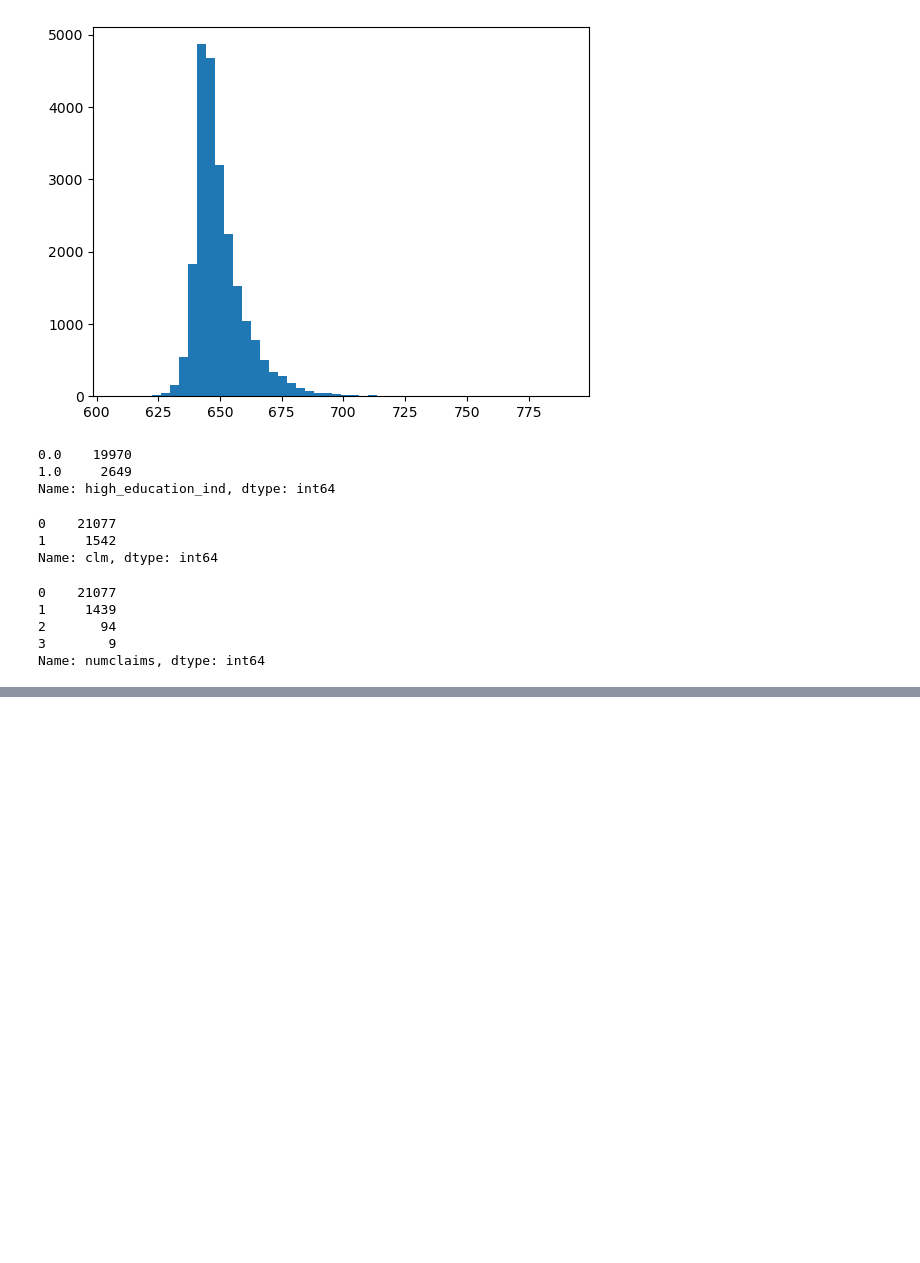
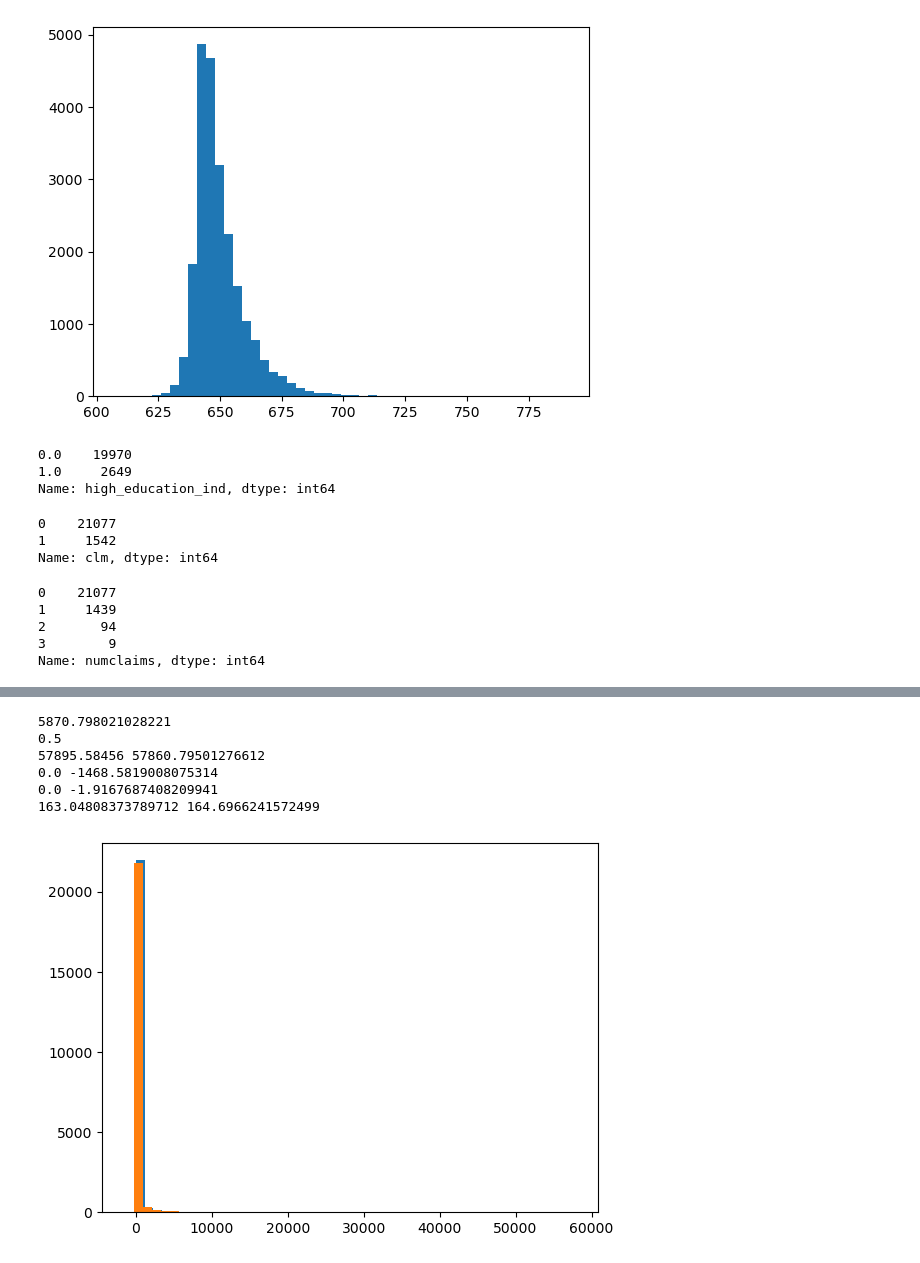
Before and after one commit to ethanp55/insurance_claim_prediction, a Jupyter notebook: main.ipynb, the cells around one changed output, grey strips where cells are left out. Cells and saved outputs as stored; diff of their text form; code cells hidden in the pictures; blank space fills up the shorter version.

```diff
--- a/main.ipynb
+++ b/main.ipynb
@@ -316,0 +899,21 @@ def calculate_normalized_gini_regression(true_values, predicted_values):
+# %%
+original_cost_gb_pred = cost_gb_model.predict(original_cost_x)
+
+print(mean_squared_error(original_cost_y, original_cost_gb_pred))
+print(calculate_normalized_gini_regression(original_cost_y, original_cost_gb_pred))
+print(original_cost_y.max(), original_cost_gb_pred.max())
+print(original_cost_y.min(), original_cost_gb_pred.min())
+print(np.median(original_cost_y), np.median(original_cost_gb_pred))
+print(original_cost_y.mean(), original_cost_gb_pred.mean())
+
+plt.hist(original_cost_y, bins=50)
+plt.hist(original_cost_gb_pred, bins=50)
+plt.show()
+# %% [output]
+5870.798021028221
+0.5
+57895.58456 57860.79501276612
+0.0 -1468.5819008075314
+0.0 -1.9167687408209941
+163.04808373789712 164.6966241572499
+[figure, added]
```
Also changed, not shown: parts of 53 cells of this notebook, 1 other file.
